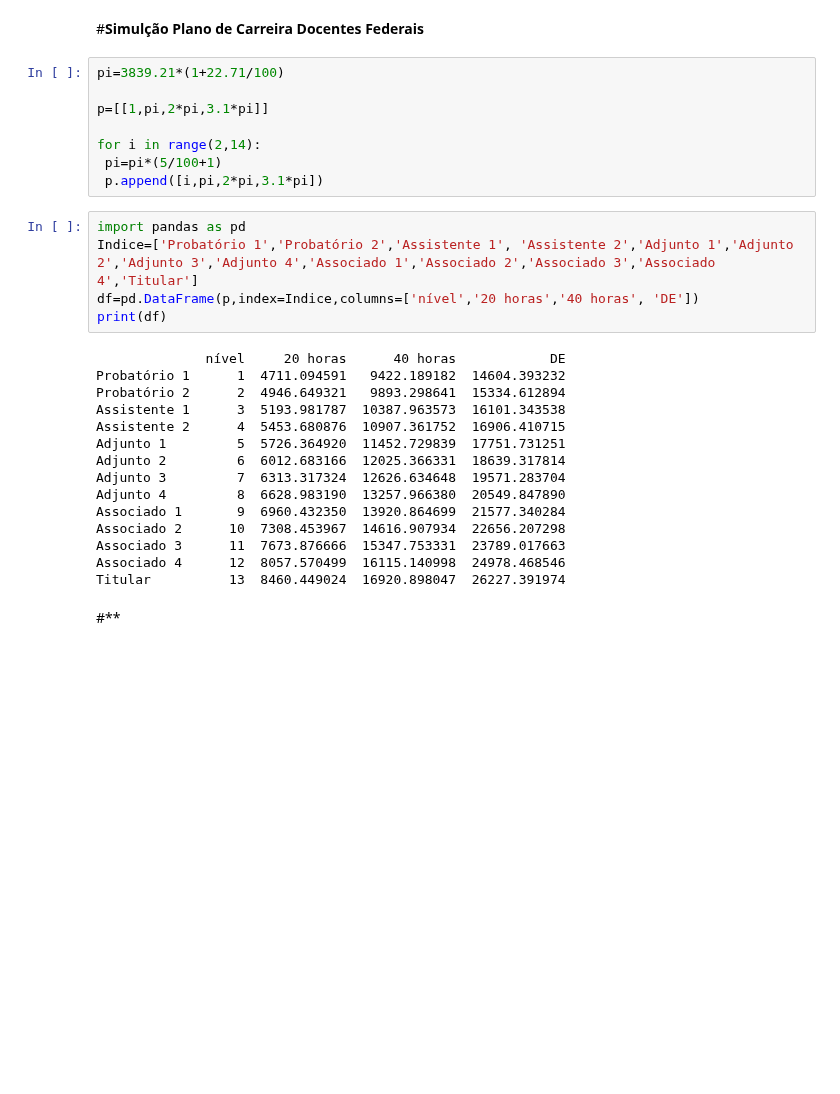
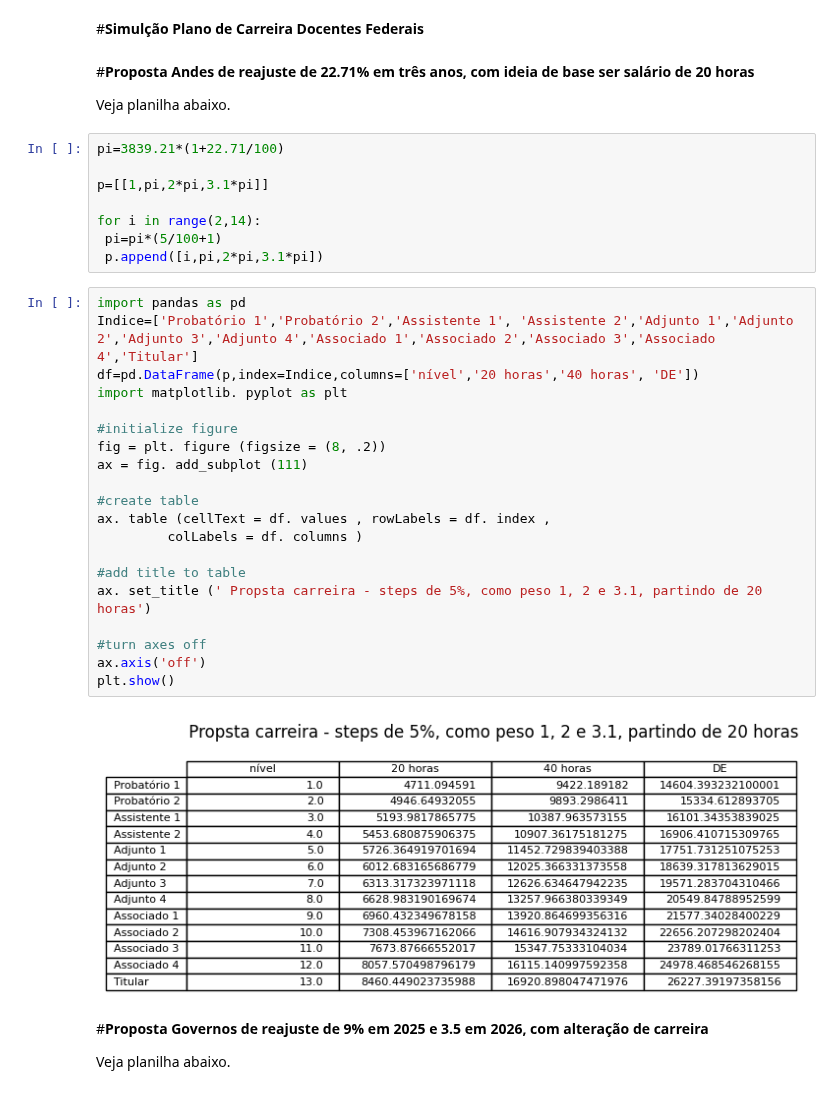
Before and after one commit to j-claudinei-f/j-claudinei-f, a Jupyter notebook: Carreira_Docente.ipynb, the cells around one changed output. Drawn from its saved outputs; the diff is of its cells as text; blank space fills up the shorter version.

```diff
--- a/Carreira_Docente.ipynb
+++ b/Carreira_Docente.ipynb
@@ -2,6 +2,10 @@
 <a href="https://colab.research.google.com/github/j-claudinei-f/j-claudinei-f/blob/main/Carreira_Docente.ipynb" target="_parent"><img src="https://colab.research.google.com/assets/colab-badge.svg" alt="Open In Colab"/></a>
 # %% [markdown]
 #**Simulção Plano de Carreira Docentes Federais**
+# %% [markdown]
+#**Proposta Andes de reajuste de 22.71% em três anos, com ideia de base ser salário de 20 horas**
+
+Veja planilha abaixo.
 # %%
 pi=3839.21*(1+22.71/100)
 
@@ -13,25 +17,29 @@ for i in range(2,14):
 # %%
 import pandas as pd
 Indice=['Probatório 1','Probatório 2','Assistente 1', 'Assistente 2','Adjunto 1','Adjunto 2','Adjunto 3','Adjunto 4','Associado 1','Associado 2','Associado 3','Associado 4','Titular']
 df=pd.DataFrame(p,index=Indice,columns=['nível','20 horas','40 horas', 'DE'])
-print(df)
+import matplotlib. pyplot as plt
+
+#initialize figure
+fig = plt. figure (figsize = (8, .2))
+ax = fig. add_subplot (111)
+
+#create table
+ax. table (cellText = df. values , rowLabels = df. index ,
+         colLabels = df. columns )
+
+#add title to table
+ax. set_title (' Propsta carreira - steps de 5%, como peso 1, 2 e 3.1, partindo de 20 horas')
+
+#turn axes off
+ax.axis('off')
+plt.show()
 # %% [output]
-              nível     20 horas      40 horas            DE
-Probatório 1      1  4711.094591   9422.189182  14604.393232
-Probatório 2      2  4946.649321   9893.298641  15334.612894
-Assistente 1      3  5193.981787  10387.963573  16101.343538
-Assistente 2      4  5453.680876  10907.361752  16906.410715
-Adjunto 1         5  5726.364920  11452.729839  17751.731251
-Adjunto 2         6  6012.683166  12025.366331  18639.317814
-Adjunto 3         7  6313.317324  12626.634648  19571.283704
-Adjunto 4         8  6628.983190  13257.966380  20549.847890
-Associado 1       9  6960.432350  13920.864699  21577.340284
-Associado 2      10  7308.453967  14616.907934  22656.207298
-Associado 3      11  7673.876666  15347.753331  23789.017663
-Associado 4      12  8057.570499  16115.140998  24978.468546
-Titular          13  8460.449024  16920.898047  26227.391974
+[figure, added]
-# %% [markdown]
-#**
+# %% [markdown]
+#**Proposta Governos de reajuste de 9% em 2025 e 3.5 em 2026, com alteração de carreira**
+
+Veja planilha abaixo.
 # %%
 import numpy as np
 salarioatual=np.array([12191.60,12862.13,13376.61,13911.69,14468.14,18085.19,8748.19+10060.41,19560.93,20343.37,22377.72])
```
Also changed, not shown: parts of 2 cells of this notebook.
